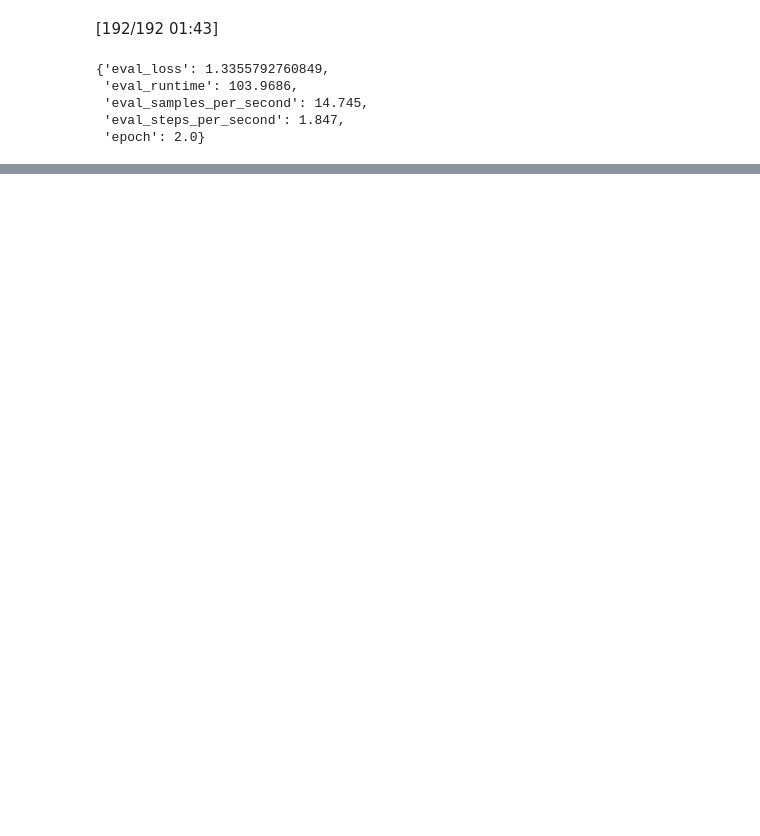
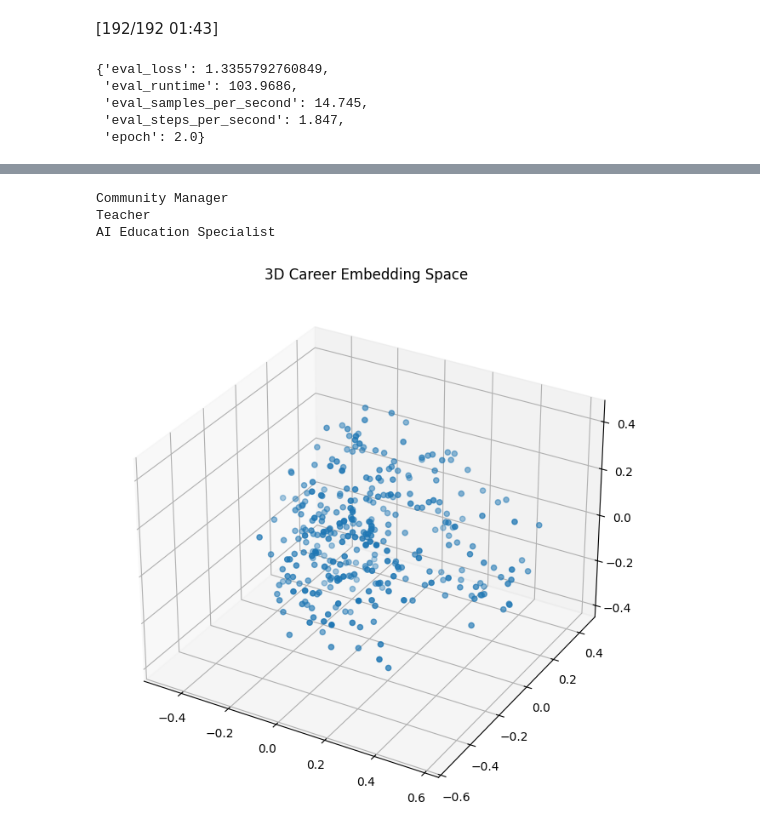
Before and after one commit to khushipanwar16/Multimodal-Personality-Career-Intelligence-System, a Jupyter notebook: notebooks/data_check.ipynb, the cells around one changed output, grey strips where cells are left out. Cells and saved outputs as stored; diff of their text form; code cells hidden in the pictures; blank space fills up the shorter version.

Commit message:
feat: upgrade AI career system with explainable reasoning and interactive 3D visualization

```diff
--- a/notebooks/data_check.ipynb
+++ b/notebooks/data_check.ipynb
@@ -285,0 +332,6 @@ trainer.evaluate()
+# %%
+import pandas as pd
+
+career_df = pd.read_csv("../data/career_dataset/career_data.csv")
+
+career_df.head()
@@ -285,0 +345,4 @@ trainer.evaluate()
+# %%
+from sentence_transformers import SentenceTransformer
+
+embed_model = SentenceTransformer("all-MiniLM-L6-v2")
@@ -285,0 +360,4 @@ trainer.evaluate()
+# %%
+career_embeddings = embed_model.encode(
+    career_df["description"].tolist()
+)
@@ -285,0 +370,9 @@ trainer.evaluate()
+# %%
+top_indices = similarities[0].argsort()[-3:][::-1]
+
+for idx in top_indices:
+    print(career_df.iloc[idx]["career"])
+# %% [output]
+Community Manager
+Teacher
+AI Education Specialist
@@ -285,0 +382,19 @@ trainer.evaluate()
+# %%
+pca = PCA(n_components=3)
+
+career_3d = pca.fit_transform(career_embeddings)
+# %%
+fig = plt.figure(figsize=(10,8))
+ax = fig.add_subplot(111, projection='3d')
+
+ax.scatter(
+    career_3d[:,0],
+    career_3d[:,1],
+    career_3d[:,2]
+)
+
+ax.set_title("3D Career Embedding Space")
+
+plt.show()
+# %% [output]
+[figure, added]
```
Also changed, not shown: parts of 16 cells of this notebook, 1 other file.
